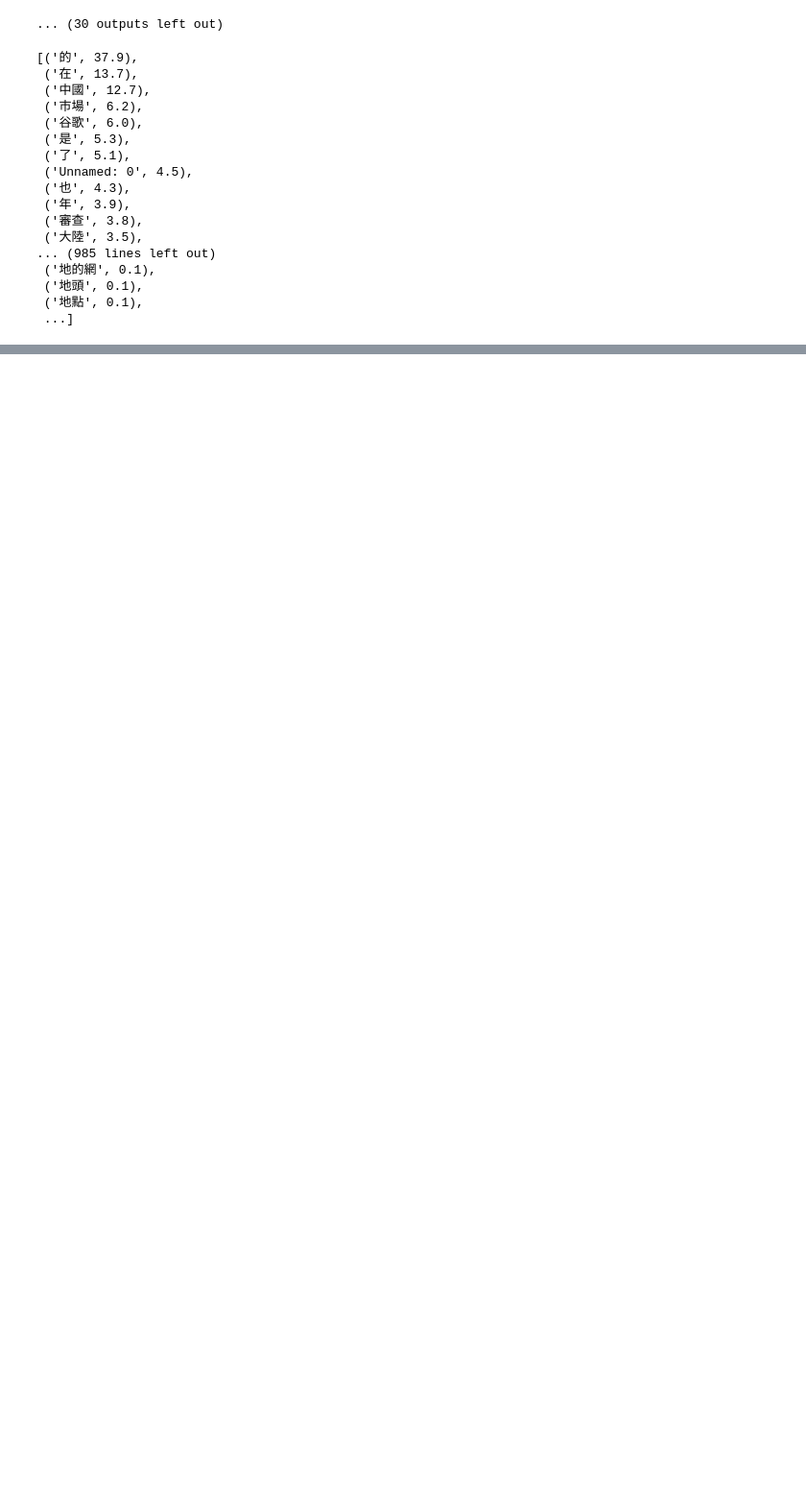
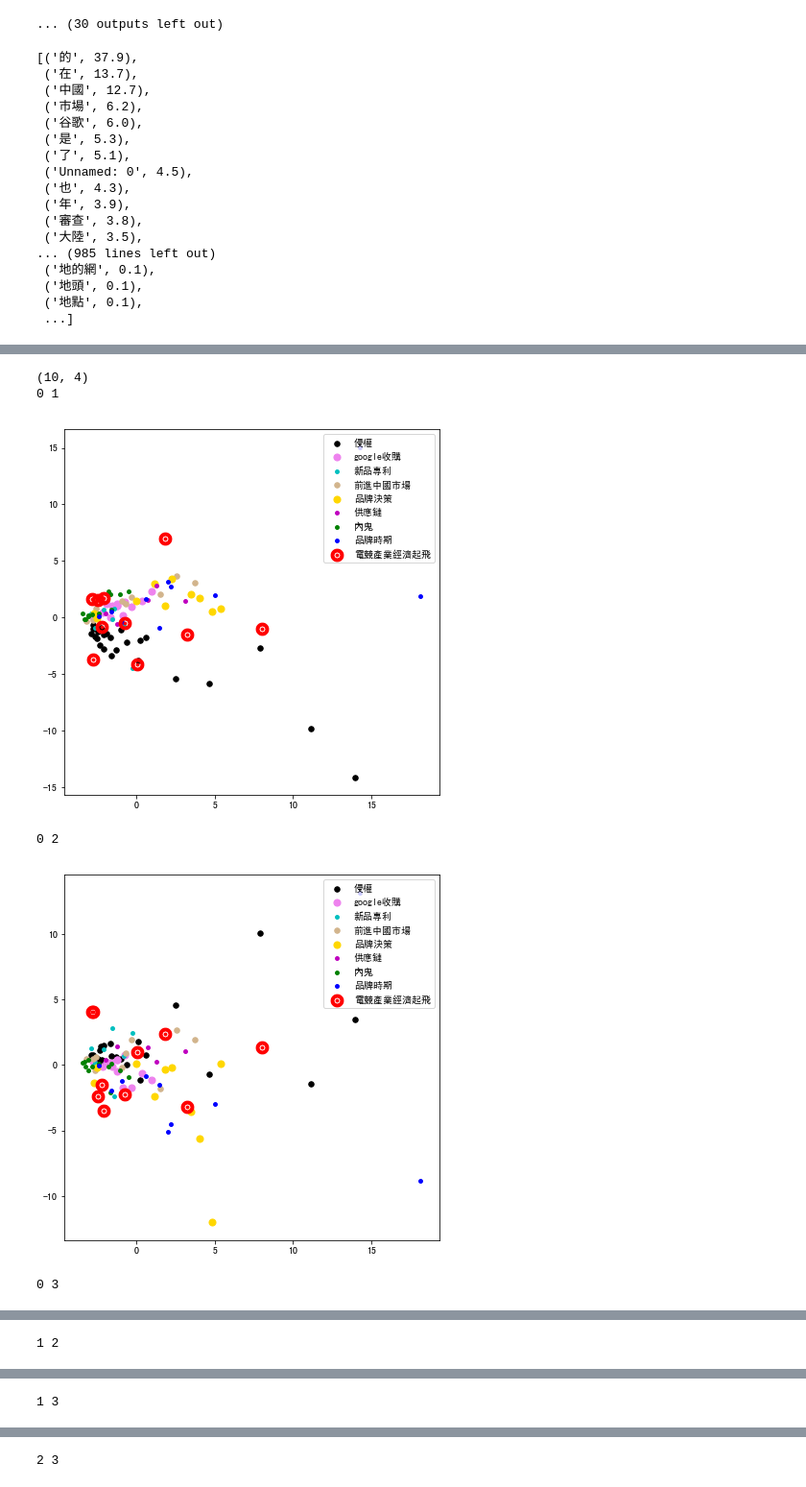
Before and after one commit to sufferming/csxproject, a Jupyter notebook: midterm/PPCA.ipynb, the cells around one changed output, grey strips where cells are left out. Shown at 96% size. Drawn from its saved outputs; the diff is of its cells as text; code cells hidden in the pictures; blank space fills up the shorter version.

```diff
--- a/midterm/PPCA.ipynb
+++ b/midterm/PPCA.ipynb
@@ -459,0 +470,62 @@ for i in range(7):
+# %%
+is1_data = pd.read_csv('電競產業經濟起飛.csv',encoding="utf-8")
+is1_data=is1_data.iloc[:,1:]
+is1_data2=pd.DataFrame()
+for i in keyword:
+    try:
+        is1_data2[i]=is1_data[i]
+    except:
+        is1_data2[i]=0
+
+#data=data[ten.iloc[:100][0]]
+is1_data=is1_data2
+
+
+from sklearn.preprocessing import StandardScaler
+is1_data_std = StandardScaler().fit_transform(is1_data.values)
+#data_std=np.transpose(data_std)
+
+is1_data_std.shape
+
+pca = PCA(n_components=4)
+is1_x_4d = pca.fit_transform(is1_data_std)
+print(is1_x_4d.shape)
+
+#Set a 3 KMeans clustering
+#kmeans = KMeans(n_clusters = 2)
+#Compute cluster centers and predict cluster indices
+#X_clustered = kmeans.fit_predict(x_7d)
+label=np.array(label_color)
+#Plot the scatter digram
+for i in range(4):
+    for j in range(i+1,4):
+        print(i,j)
+        x=x_4d
+        is1=is1_x_4d
+        plt.figure(figsize = (7,7))
+        idx_1 = np.where(label=='k')
+        p1 = plt.scatter(x[idx_1,i], x[idx_1,j], color = 'k', label='侵權', s = 30)
+        idx_2 = np.where(label=='violet')
+        p2 = plt.scatter(x[idx_2,i], x[idx_2,j], color = 'violet', label='google收購', s = 50)
+        idx_3 =np.where(label=='c')
+        p3 = plt.scatter(x[idx_3,i], x[idx_3,j], color = 'c', label='新品專利', s = 15)
+        idx_4 =np.where(label=='tan')
+        p4 = plt.scatter(x[idx_4,i], x[idx_4,j], color = 'tan', label='前進中國市場', s = 30)
+        idx_5 =np.where(label=='gold')
+        p5 = plt.scatter(x[idx_5,i], x[idx_5,j], color = 'gold', label='品牌決策', s = 50)
+        idx_6 =np.where(label=='m')
+        p6 = plt.scatter(x[idx_6,i], x[idx_6,j], color = 'm', label='供應鏈', s = 15)
+        idx_7 = np.where(label=='g')
+        p7 = plt.scatter(x[idx_7,i], x[idx_7,j], color = 'g', label='內鬼', s = 15)
+        idx_8 =np.where(label=='b')
+        p8 = plt.scatter(x[idx_8,i], x[idx_8,j], color = 'b', label='品牌時期', s = 15)
+        pis1 = plt.scatter(is1[:,i], is1[:,j], color = 'red', label='電競產業經濟起飛', s = 15,  linewidths=10)
+        plt.legend(loc = 'upper right')
+        plt.show()
+# %% [output]
+(10, 4)
+0 1
+[figure, added]
+0 2
+[figure, added]
+0 3
@@ -459,0 +533 @@ for i in range(7):
+1 2
@@ -459,0 +535 @@ for i in range(7):
+1 3
@@ -459,0 +537 @@ for i in range(7):
+2 3
```
Also changed, not shown: parts of 18 cells of this notebook, 42 other files.
